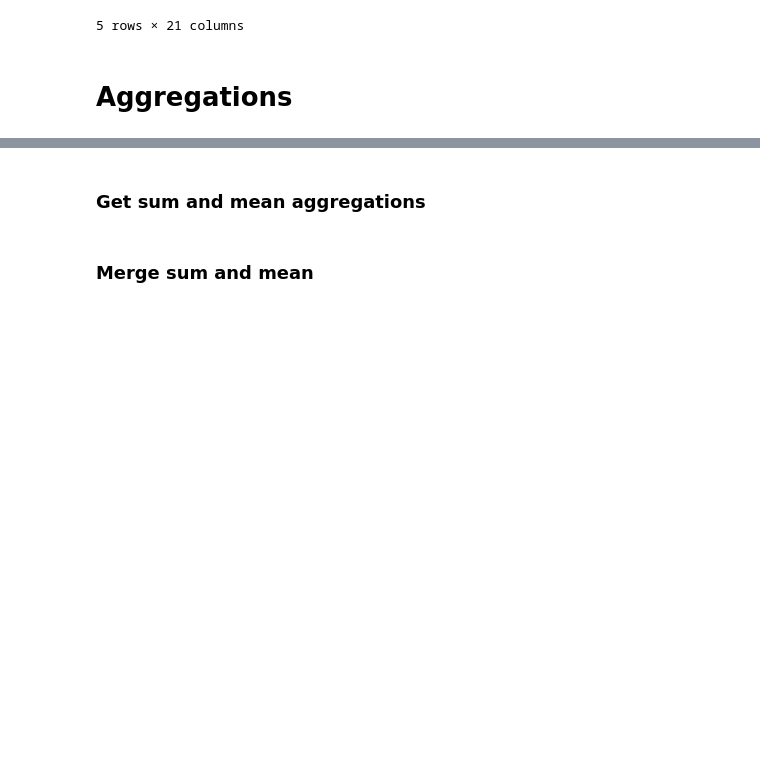
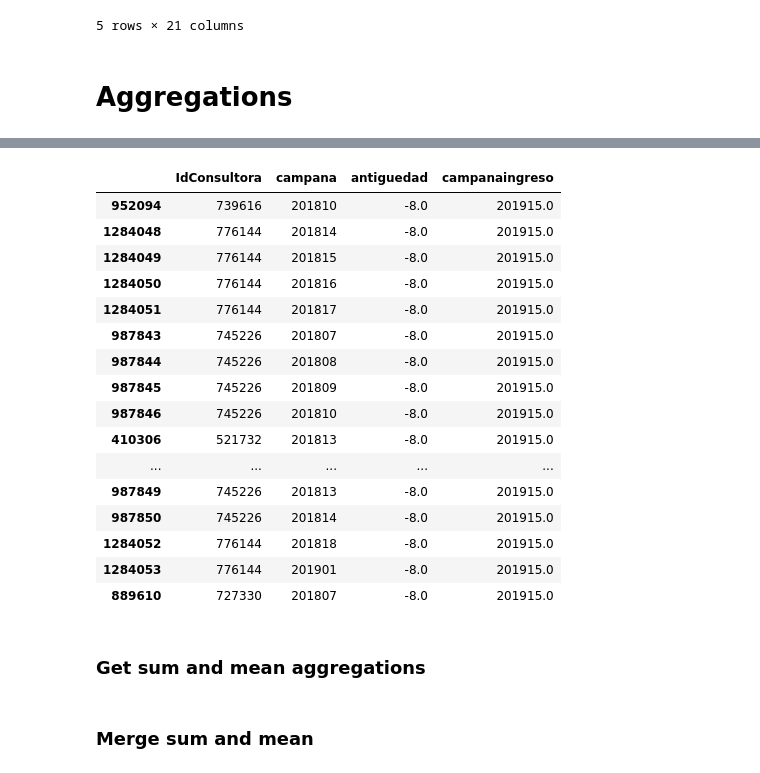
Before and after one commit to jjacostupa/belcorp-datathon, a Jupyter notebook: Whynot.ipynb, the cells around one changed output, grey strips where cells are left out. Saved outputs shown, nothing was run; the diff lists cells and outputs as text; code cells hidden in the pictures; blank space fills up the shorter version.

```diff
--- a/Whynot.ipynb
+++ b/Whynot.ipynb
@@ -116,3 +137,24 @@ campanha_agg.head()
+# %%
+a = campanha_agg.sort_values(by=['antiguedad'])
+a[['IdConsultora', 'campana', 'antiguedad', 'campanaingreso']].head(20)
+# %% [output]
+|  | IdConsultora | campana | antiguedad | campanaingreso |
+| 952094 | 739616 | 201810 | -8.0 | 201915.0 |
+| 1284048 | 776144 | 201814 | -8.0 | 201915.0 |
+| 1284049 | 776144 | 201815 | -8.0 | 201915.0 |
+| 1284050 | 776144 | 201816 | -8.0 | 201915.0 |
+| 1284051 | 776144 | 201817 | -8.0 | 201915.0 |
+| 987843 | 745226 | 201807 | -8.0 | 201915.0 |
+| 987844 | 745226 | 201808 | -8.0 | 201915.0 |
+| 987845 | 745226 | 201809 | -8.0 | 201915.0 |
+| 987846 | 745226 | 201810 | -8.0 | 201915.0 |
+| 410306 | 521732 | 201813 | -8.0 | 201915.0 |
+| ... | ... | ... | ... | ... |
+| 987849 | 745226 | 201813 | -8.0 | 201915.0 |
+| 987850 | 745226 | 201814 | -8.0 | 201915.0 |
+| 1284052 | 776144 | 201818 | -8.0 | 201915.0 |
+| 1284053 | 776144 | 201901 | -8.0 | 201915.0 |
+| 889610 | 727330 | 201807 | -8.0 | 201915.0 |
 # %% [markdown]
 ### Get sum and mean aggregations
 # %%
```
Also changed, not shown: parts of 8 cells of this notebook.
